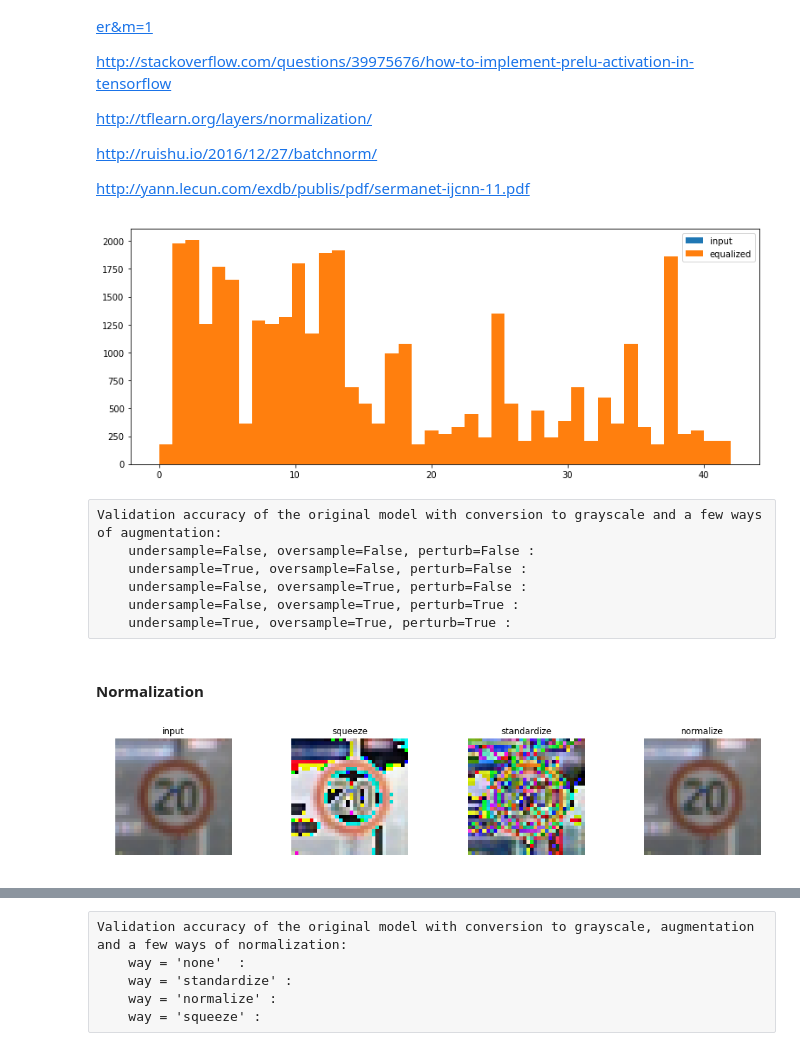
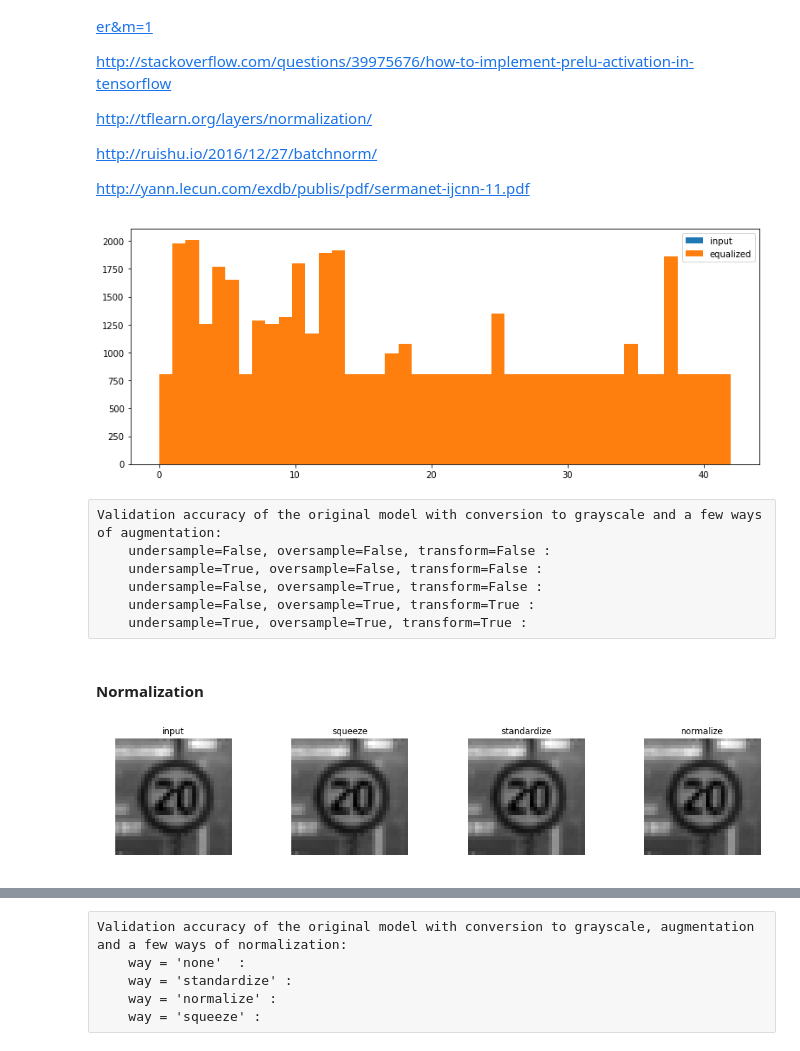
Before and after one commit to tmandzak/CarND-Traffic-Sign-Classifier-Project, a Jupyter notebook: Traffic_Sign_Classifier.ipynb, the cells around one changed output, grey strips where cells are left out. Saved outputs shown, nothing was run; the diff lists cells and outputs as text; code cells hidden in the pictures.

```diff
--- a/Traffic_Sign_Classifier.ipynb
+++ b/Traffic_Sign_Classifier.ipynb
@@ -217,0 +207,7 @@ sigma = 0.1
+# %%
+# Convert to grayscale
+X_train = np.sum(X_RGB_train/3, axis=3, keepdims=True)
+X_test = np.sum(X_RGB_test/3, axis=3, keepdims=True)
+X_valid = np.sum(X_RGB_valid/3, axis=3, keepdims=True)
+
+sample = X_train[10000]
@@ -259,7 +261,7 @@ def transform(src):
 
 
 images = [sample, translation(sample), scaling(sample), rotation(sample), transform(sample)]
-image_titles = ['input', 'translation', 'scaling', 'rotation', 'all']
+image_titles = ['sample', 'translation', 'scaling', 'rotation', 'all']
 
 fig, axs = plt.subplots(1, len(images), figsize=(17, 3))
 for i in range(len(images)):
@@ -287,7 +289,7 @@ http://ruishu.io/2016/12/27/batchnorm/
 
 http://yann.lecun.com/exdb/publis/pdf/sermanet-ijcnn-11.pdf
 # %%
-def augment(X, y, undersample=True, oversample=True, transform=True):
+def augment(X, y, undersample=True, oversample=True, trans=True):
     if undersample | oversample:
         unique, counts = np.unique(y_train, return_counts=True)
         n_classes = len(unique)
@@ -300,7 +302,7 @@ def augment(X, y, undersample=True, oversample=True, transform=True):
                 added_indexes = (class_input*(mid // count - 1) + list(np.random.choice(class_input, mid%count, replace=False)))
                 X_added = np.take(X, added_indexes, axis=0)
 
-                if transform:
+                if trans:
                     for j in range(mid-count):
                         X_added[i] = transform(X_added[i])
 
@@ -315,11 +317,11 @@ def augment(X, y, undersample=True, oversample=True, transform=True):
 # %%
 plt.figure(figsize=(13,5))
 _ = plt.hist(y_train, bins=n_classes, label='input')
 
-X_train, y_train = augment(X_train, y_train, undersample=False, oversample=False, transform=False)
+X_train, y_train = augment(X_train, y_train, undersample=False, oversample=True, trans=True)
 
 _ = plt.hist(y_train, bins=n_classes, label='equalized')
 
 _ = plt.legend()
 # %% [output]
-[figure, old version]
+[figure, new version]
@@ -332,10 +328,10 @@ sigma = 0.1
 # %% [raw]
 Validation accuracy of the original model with conversion to grayscale and a few ways of augmentation:
-    undersample=False, oversample=False, perturb=False :
-    undersample=True, oversample=False, perturb=False :
-    undersample=False, oversample=True, perturb=False :
-    undersample=False, oversample=True, perturb=True :
-    undersample=True, oversample=True, perturb=True :
+    undersample=False, oversample=False, transform=False :
+    undersample=True, oversample=False, transform=False :
+    undersample=False, oversample=True, transform=False :
+    undersample=False, oversample=True, transform=True :
+    undersample=True, oversample=True, transform=True :
 # %% [markdown]
 #### Normalization
 # %%
@@ -363,5 +359,5 @@ for i in range(len(images)):
     axs[i].imshow(images[i].squeeze(), cmap='gray')
     _ = axs[i].set_title(image_titles[i])
 # %% [output]
-[figure, old version]
+[figure, new version]
 # %%
```
Also changed, not shown: parts of 17 cells of this notebook, 3 other files.
